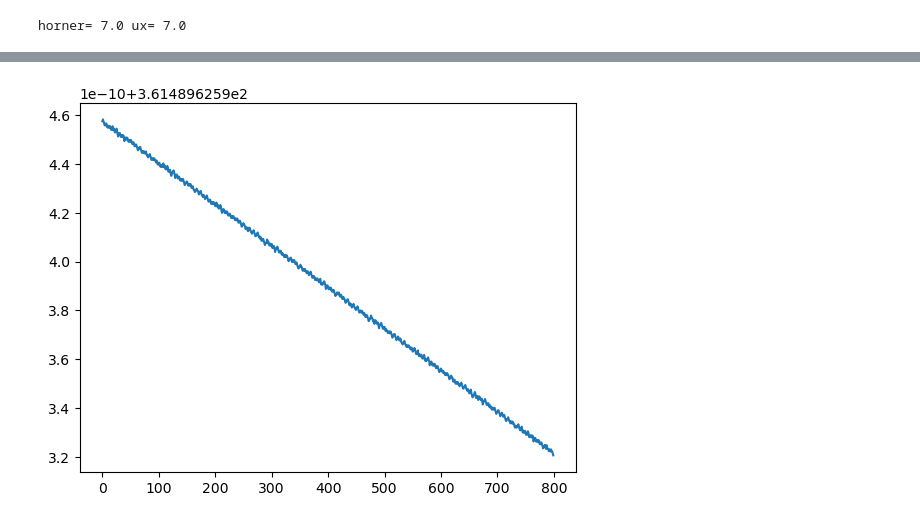
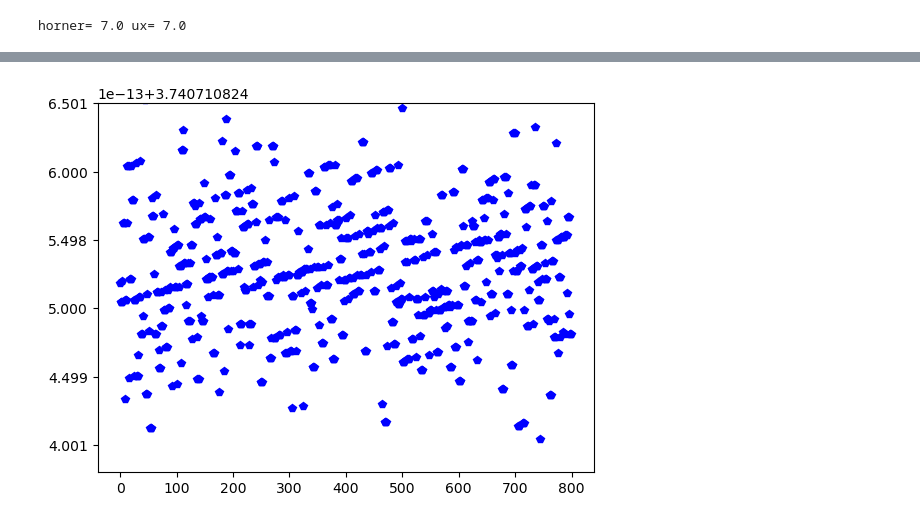
Before and after one commit to Arely00/ArelyGuadalupeJimenezDIaz-mn-2024, a Jupyter notebook: Ejercicios.ipynb, the cells around one changed output, grey strips where cells are left out. Drawn from its saved outputs; the diff is of its cells as text; code cells hidden in the pictures.

```diff
--- a/Ejercicios.ipynb
+++ b/Ejercicios.ipynb
@@ -275,5 +271,0 @@ horner4(2.4+2**(-52)*3)/horner5(2.4+2**(-52)*3), horner4(2.4+2**(-52)*400)/horne
-# %%
-def horapp(x):
-    return horner4(x)/horner5(x)
-
-[horapp(2.4+2**(-52)*i) for i in range(0,800,100)]
@@ -338,7 +272,10 @@ pyplot.show()
-# %%
-from matplotlib import pyplot
-x = range(0,800)
-pyplot.plot(x, [horner4((1.606+(pow(2,-52)*i))/horner5(1.606+(pow(2,-52)*i))) for i in x])
-pyplot.show()
-# %% [output]
-[figure, removed]
+# %%
+from matplotlib import pyplot
+
+z= range(0,800)
+hlista=[horapp(2.400+(2**(-52))*j) for j in z]
+pyplot.ylim(9.38*10**(-12)+3.74071082390, 9.65*10**(-12)+3.74071082390)
+pyplot.plot(z,hlista,'bp')
+pyplot.show()
+# %% [output]
+[figure, added]
```
Also changed, not shown: parts of 20 cells of this notebook.
